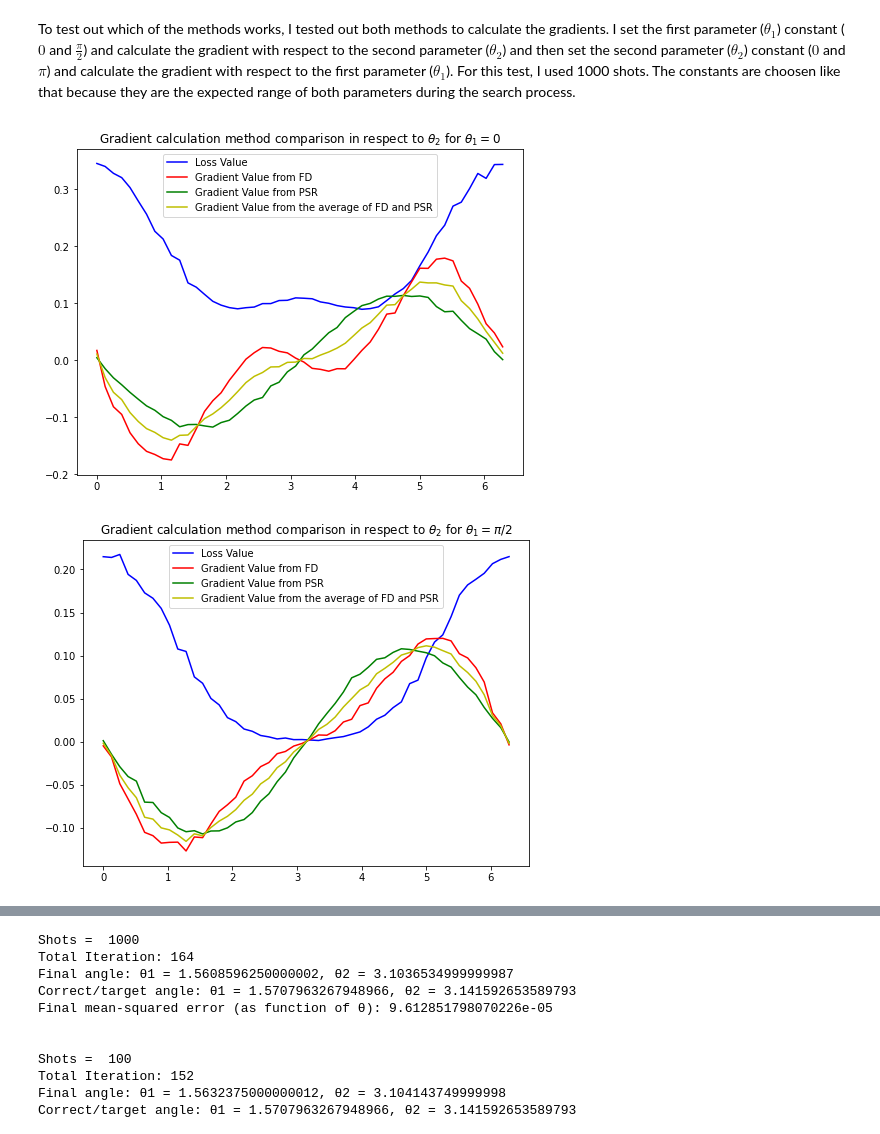
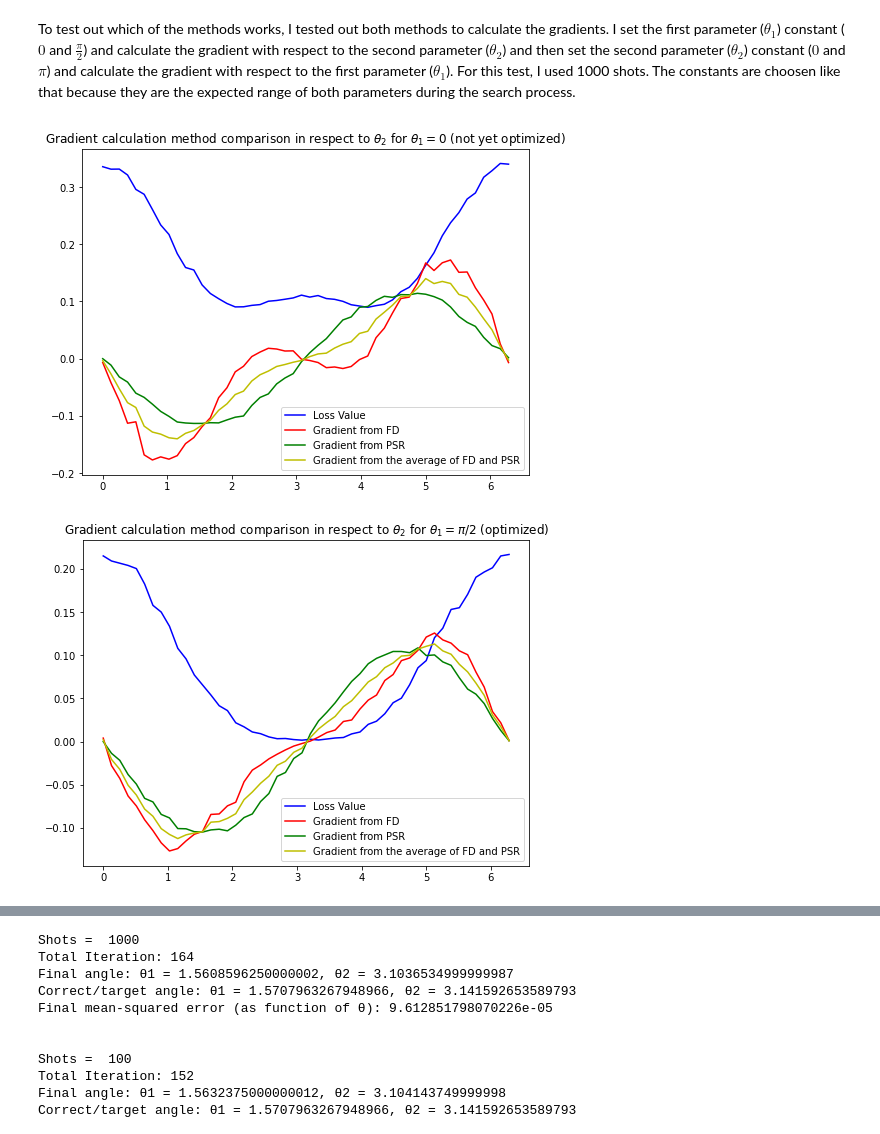
Before and after one commit to ericardomuten/qosf-screening_task, a Jupyter notebook: Eraraya Ricardo Muten_QOSF QC Mentorship Program_Task 2.ipynb, the cells around one changed output, grey strips where cells are left out. Drawn from its saved outputs; the diff is of its cells as text; code cells hidden in the pictures.

```diff
--- a/Eraraya Ricardo Muten_QOSF QC Mentorship Program_Task 2.ipynb
+++ b/Eraraya Ricardo Muten_QOSF QC Mentorship Program_Task 2.ipynb
@@ -677,35 +677,35 @@ To test out which of the methods works, I tested out both methods to calculate t
 # %%
 loss = [mse_2([0, i], 1000) for i in angles]
 grad_fdm = [fdm(0, i, 1, 1000) for i in angles]
 param_shift_vals = [param_shift(0, i, 1, 1000) for i in angles]
 
 plt.plot(angles, loss, 'b', label="Loss Value")
-plt.plot(angles, grad_fdm, 'r', label="Gradient Value from FD")
-plt.plot(angles, param_shift_vals, 'g', label="Gradient Value from PSR")
-plt.plot(angles, (np.array(grad_fdm)+np.array(param_shift_vals))/2, 'y', label="Gradient Value from the average of FD and PSR")
+plt.plot(angles, grad_fdm, 'r', label="Gradient from FD")
+plt.plot(angles, param_shift_vals, 'g', label="Gradient from PSR")
+plt.plot(angles, (np.array(grad_fdm)+np.array(param_shift_vals))/2, 'y', label="Gradient from the average of FD and PSR")
 plt.legend()
 
-plt.title("Gradient calculation method comparison in respect to $θ_2$ for $θ_1 = 0$")
+plt.title("Gradient calculation method comparison in respect to $θ_2$ for $θ_1 = 0$ (not yet optimized)")
 
 plt.show()
 # %% [output]
-[figure, old version]
+[figure, new version]
 # %%
 loss = [mse_2([np.pi/2, i], 1000) for i in angles]
 grad_fdm = [fdm(np.pi/2, i, 1, 1000) for i in angles]
 param_shift_vals = [param_shift(np.pi/2, i, 1, 1000) for i in angles]
 
 plt.plot(angles, loss, 'b', label="Loss Value")
-plt.plot(angles, grad_fdm, 'r', label="Gradient Value from FD")
-plt.plot(angles, param_shift_vals, 'g', label="Gradient Value from PSR")
-plt.plot(angles, (np.array(grad_fdm)+np.array(param_shift_vals))/2, 'y', label="Gradient Value from the average of FD and PSR")
+plt.plot(angles, grad_fdm, 'r', label="Gradient from FD")
+plt.plot(angles, param_shift_vals, 'g', label="Gradient from PSR")
+plt.plot(angles, (np.array(grad_fdm)+np.array(param_shift_vals))/2, 'y', label="Gradient from the average of FD and PSR")
 plt.legend()
 
-plt.title("Gradient calculation method comparison in respect to $θ_2$ for $θ_1 = \pi/2$")
+plt.title("Gradient calculation method comparison in respect to $θ_2$ for $θ_1 = \pi/2$ (optimized)")
 
 plt.show()
 # %% [output]
-[figure, old version]
+[figure, new version]
 # %%
 loss = [mse_2([i, 0], 1000) for i in angles]
 grad_fdm = [fdm(i, 0, 0, 1000) for i in angles]
```
Also changed, not shown: parts of 5 cells of this notebook.
